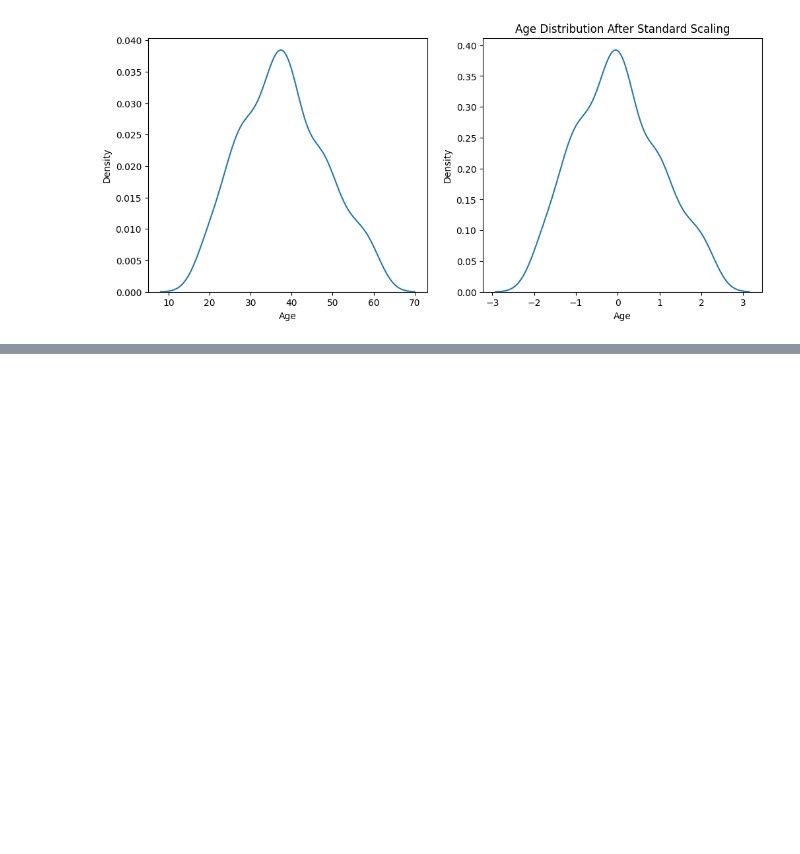
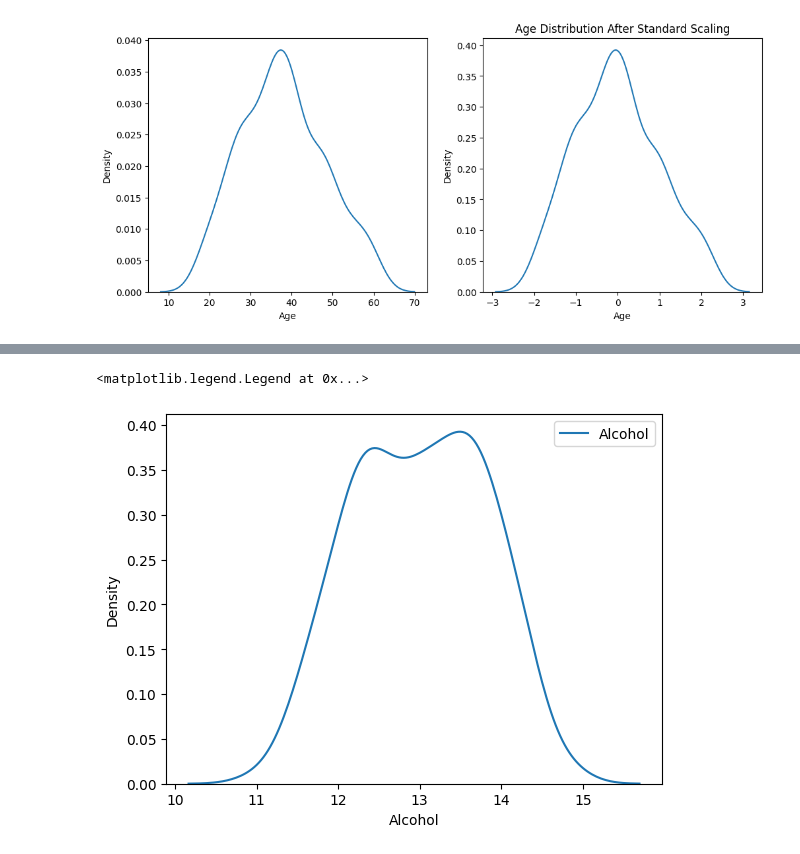
Before and after one commit to rajneesh-y/machine-learning, a Jupyter notebook: feature_scaling.ipynb, the cells around one changed output, grey strips where cells are left out. Drawn from its saved outputs; the diff is of its cells as text; code cells hidden in the pictures; blank space fills up the shorter version.

```diff
--- a/feature_scaling.ipynb
+++ b/feature_scaling.ipynb
@@ -118,0 +132,11 @@ plt. show()
+# %%
+csv_path="/Users/mymunshi-rajneesh/Downloads/wine_data.csv"
+# %%
+df = pd.read_csv( csv_path,header=None,usecols=[0,1,2])
+df.columns=['Class label', 'Alcohol', 'Malic acid']
+# %%
+sns.kdeplot(df['Alcohol'],label="Alcohol")
+plt.legend()
+# %% [output]
+<matplotlib.legend.Legend at 0x...>
+[figure, added]
```
Also changed, not shown: parts of 16 cells of this notebook.
